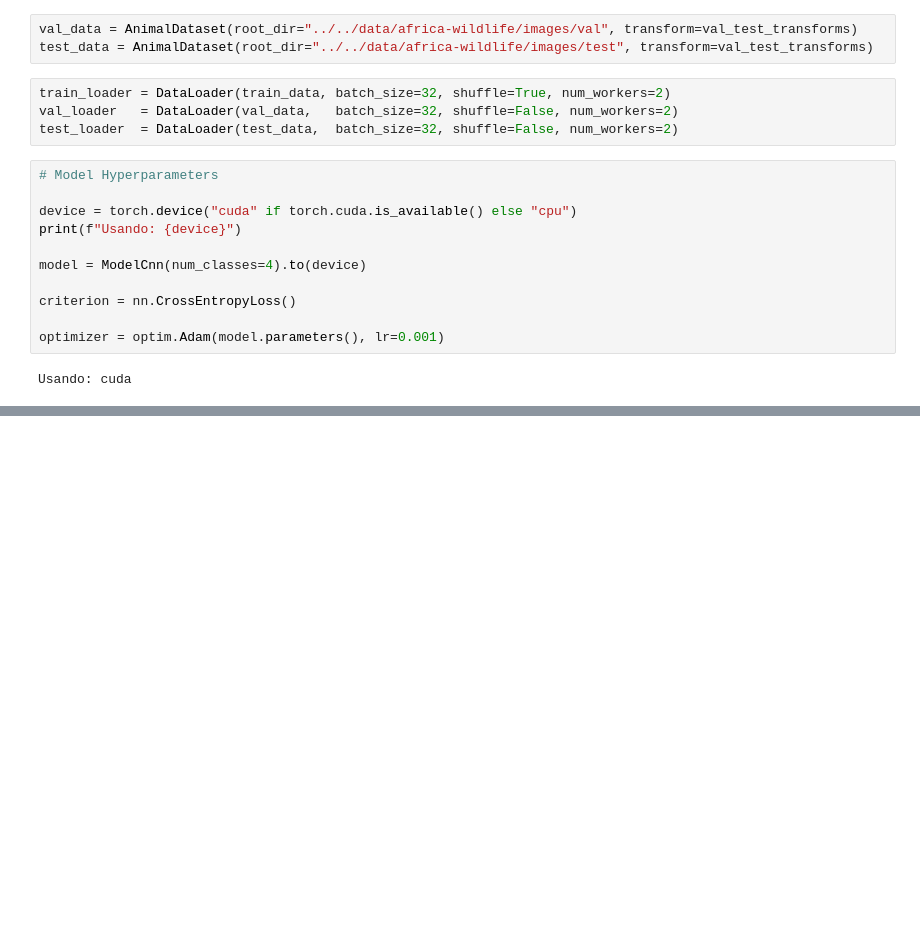
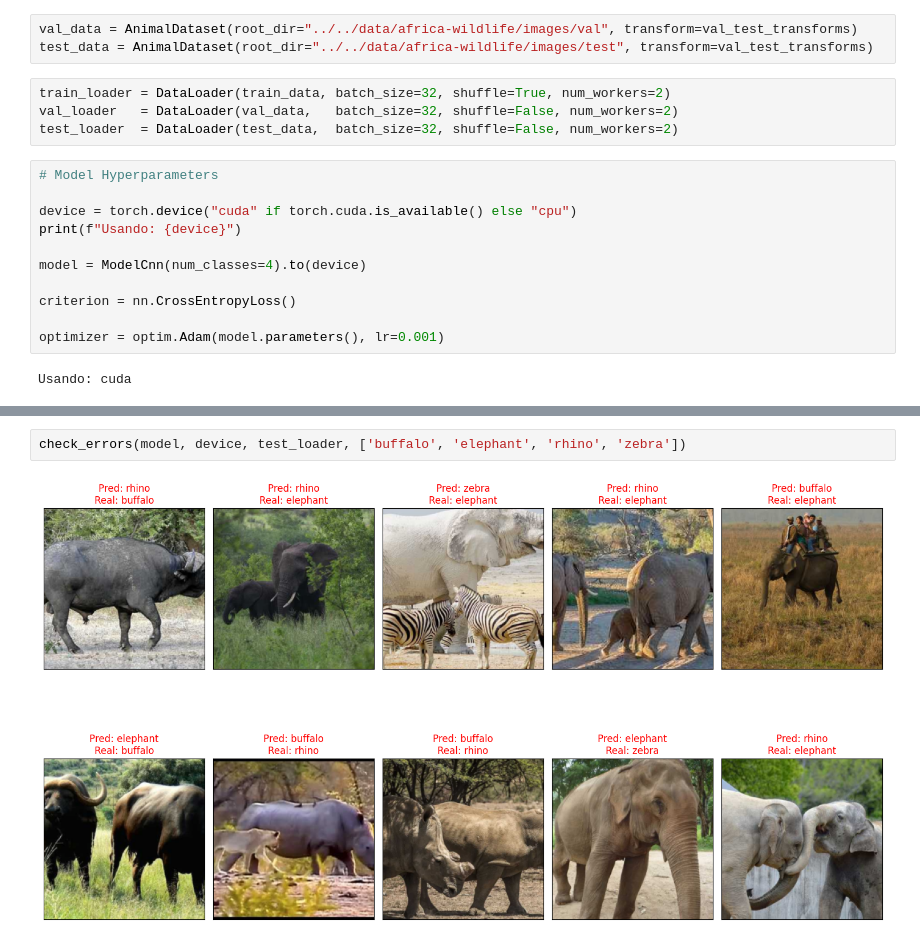
Before and after one commit to MAMP29/vision-computacional-proyecto, a Jupyter notebook: entrega_1/cnn/cnn_classification.ipynb, the cells around one changed output, grey strips where cells are left out. Drawn from its saved outputs; the diff is of its cells as text; blank space fills up the shorter version.

```diff
--- a/entrega_1/cnn/cnn_classification.ipynb
+++ b/entrega_1/cnn/cnn_classification.ipynb
@@ -116,0 +182,4 @@ Accuracy de zebra: 84.85%
+# %%
+check_errors(model, device, test_loader, ['buffalo', 'elephant', 'rhino', 'zebra'])
+# %% [output]
+[figure, added]
```
Also changed, not shown: parts of 10 cells of this notebook, 4 other files.
